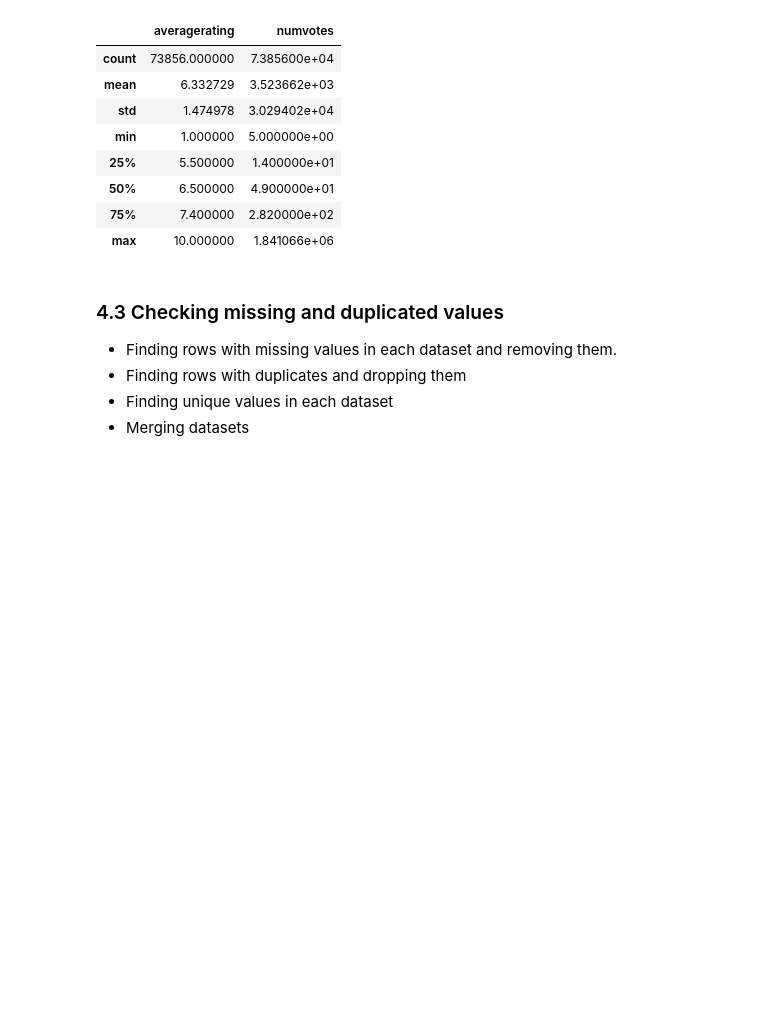
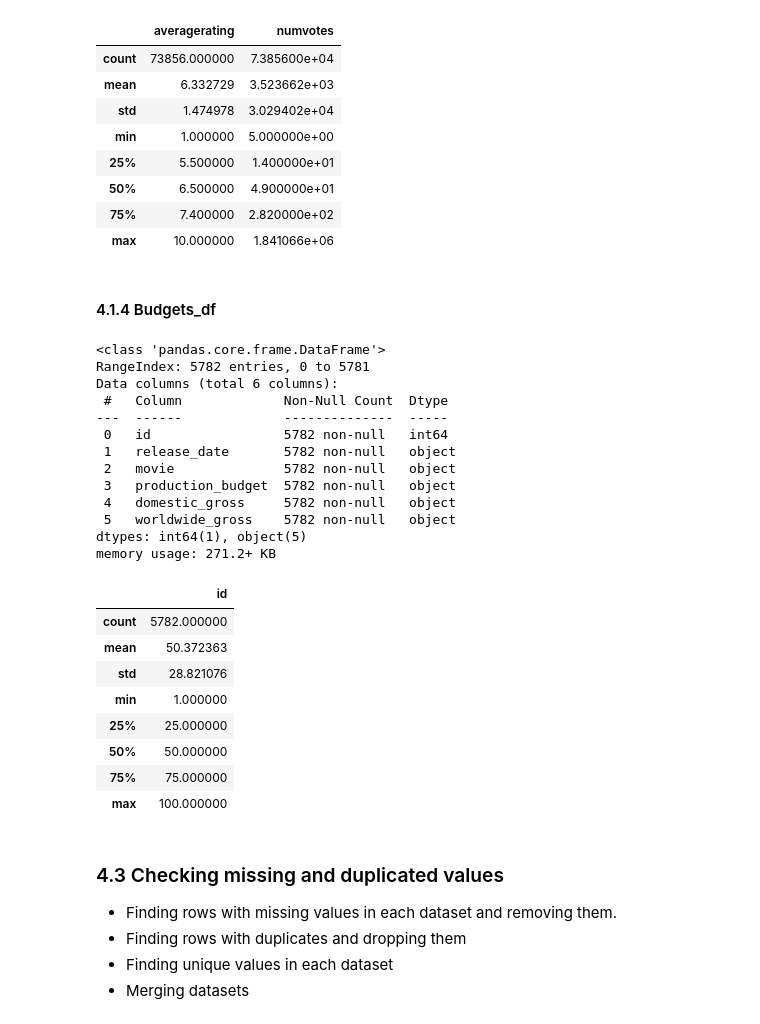
Before and after one commit to levine01/Movie-Analysis, a Jupyter notebook: index.ipynb, the cells around one changed output. Cells and saved outputs as stored; diff of their text form; code cells hidden in the pictures; blank space fills up the shorter version.

```diff
--- a/index.ipynb
+++ b/index.ipynb
@@ -167,6 +181,39 @@ memory usage: 1.7+ MB
 | 50% | 6.500000 | 4.900000e+01 |
 | 75% | 7.400000 | 2.820000e+02 |
 | max | 10.000000 | 1.841066e+06 |
+# %% [markdown]
+#### 4.1.4 Budgets_df
+# %%
+# getting to understand what budgets contains
+#info for the overview of the data
+budgets_df.info()
+# getting the rows and columns
+budgets_df.shape
+#describing the data
+budgets_df.describe()
+# %% [output]
+<class 'pandas.core.frame.DataFrame'>
+RangeIndex: 5782 entries, 0 to 5781
+Data columns (total 6 columns):
+ #   Column             Non-Null Count  Dtype
+---  ------             --------------  -----
+ 0   id                 5782 non-null   int64
+ 1   release_date       5782 non-null   object
+ 2   movie              5782 non-null   object
+ 3   production_budget  5782 non-null   object
+ 4   domestic_gross     5782 non-null   object
+ 5   worldwide_gross    5782 non-null   object
+dtypes: int64(1), object(5)
+memory usage: 271.2+ KB
+|  | id |
+| count | 5782.000000 |
+| mean | 50.372363 |
+| std | 28.821076 |
+| min | 1.000000 |
+| 25% | 25.000000 |
+| 50% | 50.000000 |
+| 75% | 75.000000 |
+| max | 100.000000 |
 # %% [markdown]
 ### 4.3 Checking missing and duplicated values
 - Finding rows with missing values in each dataset and removing them.
```
Also changed, not shown: parts of 5 cells of this notebook, 1 other file.
